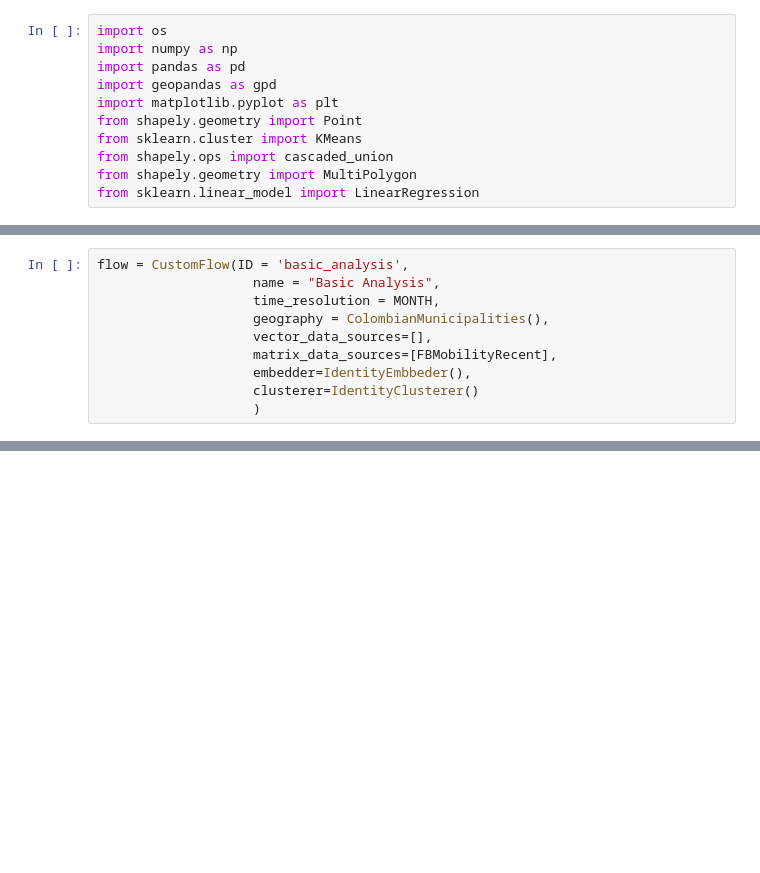
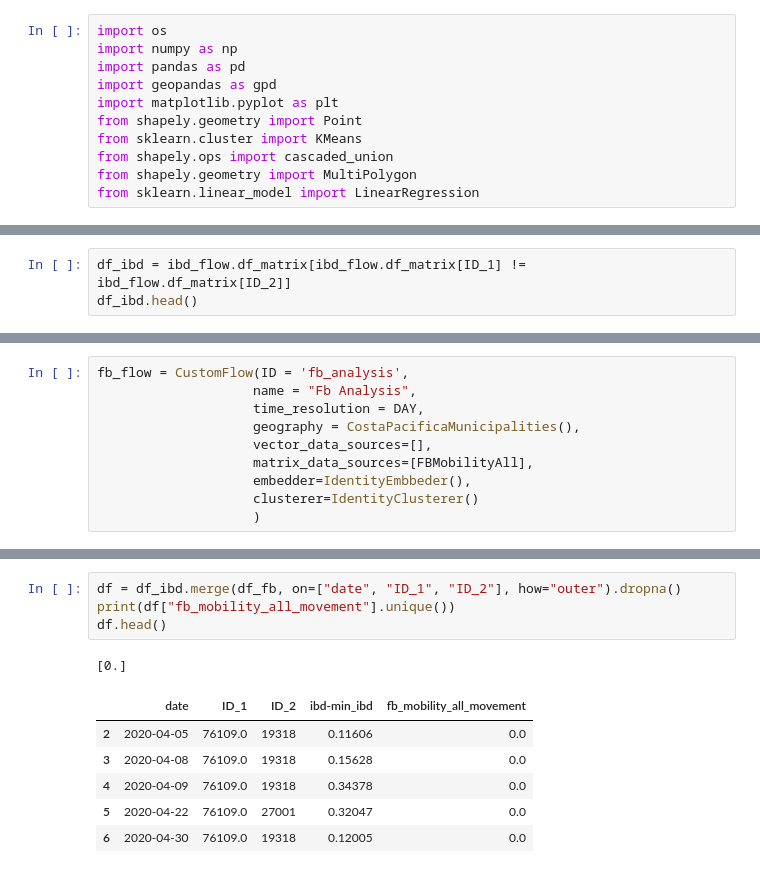
Before and after one commit to Data-Lama/pathogen_study_regions_generator, a Jupyter notebook: results/IBDMobilityFlow.ipynb, the cells around one changed output, grey strips where cells are left out. Drawn from its saved outputs; the diff is of its cells as text; blank space fills up the shorter version.

```diff
--- a/results/IBDMobilityFlow.ipynb
+++ b/results/IBDMobilityFlow.ipynb
@@ -91,0 +123,3 @@ fuentes_incluidas = [IBD]
+# %%
+df_ibd = ibd_flow.df_matrix[ibd_flow.df_matrix[ID_1] != ibd_flow.df_matrix[ID_2]]
+df_ibd.head()
@@ -92,10 +133,10 @@ fuentes_incluidas = [IBD]
 # %%
-flow = CustomFlow(ID = 'basic_analysis',
-                    name = "Basic Analysis",
-                    time_resolution = MONTH,
-                    geography = ColombianMunicipalities(),
+fb_flow = CustomFlow(ID = 'fb_analysis',
+                    name = "Fb Analysis",
+                    time_resolution = DAY,
+                    geography = CostaPacificaMunicipalities(),
                     vector_data_sources=[],
-                    matrix_data_sources=[FBMobilityRecent],
+                    matrix_data_sources=[FBMobilityAll],
                     embedder=IdentityEmbbeder(),
                     clusterer=IdentityClusterer()
                     )
@@ -131,0 +185,12 @@ flow.df_matrix
+# %%
+df = df_ibd.merge(df_fb, on=["date", "ID_1", "ID_2"], how="outer").dropna()
+print(df["fb_mobility_all_movement"].unique())
+df.head()
+# %% [output]
+[0.]
+|  | date | ID_1 | ID_2 | ibd-min_ibd | fb_mobility_all_movement |
+| 2 | 2020-04-05 | 76109.0 | 19318 | 0.11606 | 0.0 |
+| 3 | 2020-04-08 | 76109.0 | 19318 | 0.15628 | 0.0 |
+| 4 | 2020-04-09 | 76109.0 | 19318 | 0.34378 | 0.0 |
+| 5 | 2020-04-22 | 76109.0 | 27001 | 0.32047 | 0.0 |
+| 6 | 2020-04-30 | 76109.0 | 19318 | 0.12005 | 0.0 |
```
Also changed, not shown: parts of 22 cells of this notebook, 5 other files.
